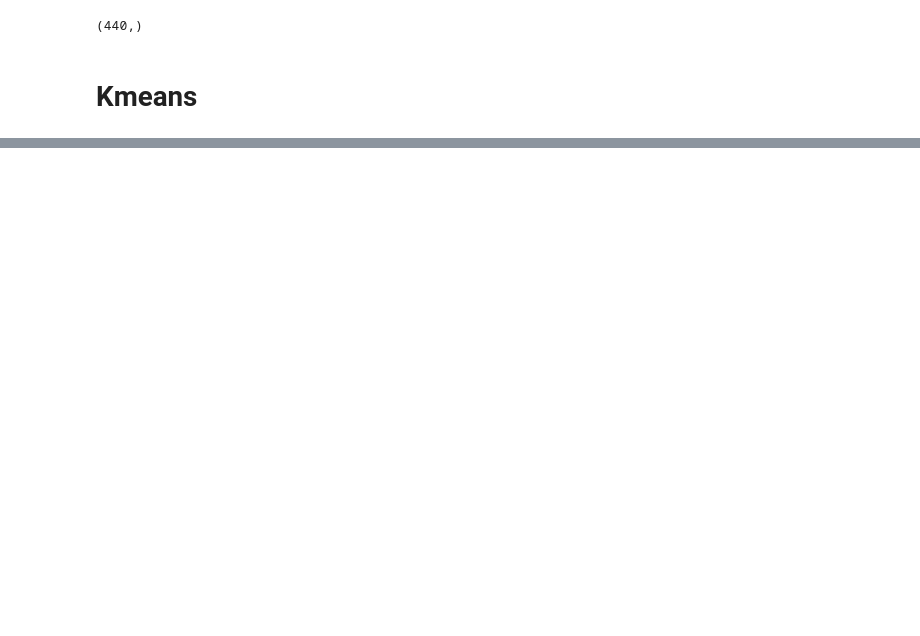
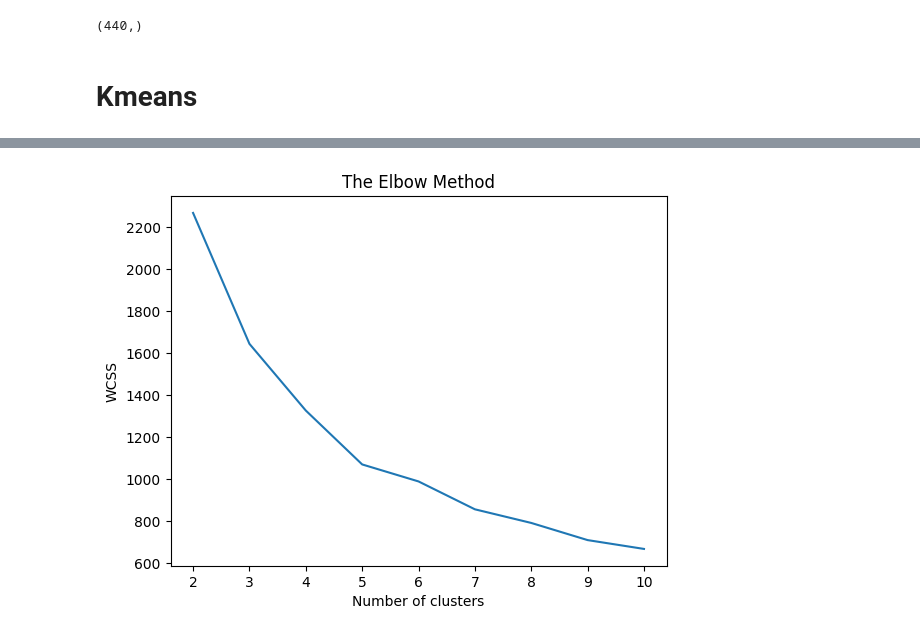
Before and after one commit to LokeshPanuganti15/Python, a Jupyter notebook: DAY_20.ipynb, the cells around one changed output, grey strips where cells are left out. Cells and saved outputs as stored; diff of their text form; code cells hidden in the pictures; blank space fills up the shorter version.

```diff
--- a/DAY_20.ipynb
+++ b/DAY_20.ipynb
@@ -357,0 +358,8 @@ wcss
+# %%
+plt.plot(range(2,11),wcss)
+plt.title('The Elbow Method')
+plt.xlabel('Number of clusters')
+plt.ylabel('WCSS')
+plt.show()
+# %% [output]
+[figure, added]
```
Also changed, not shown: parts of 14 cells of this notebook.
